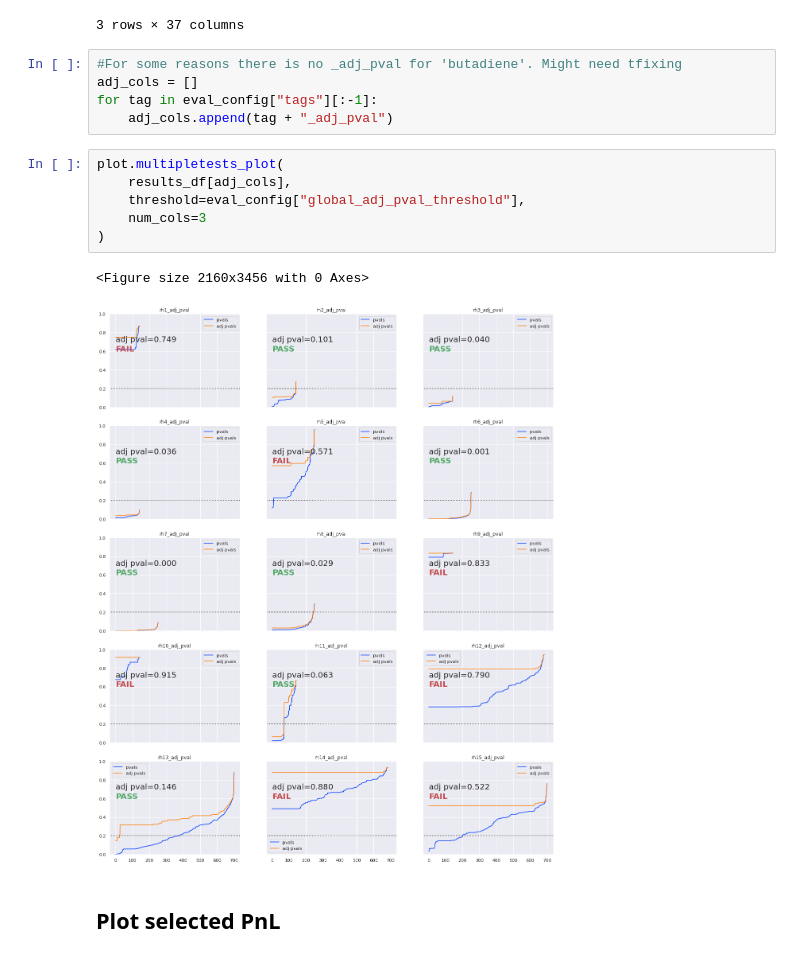
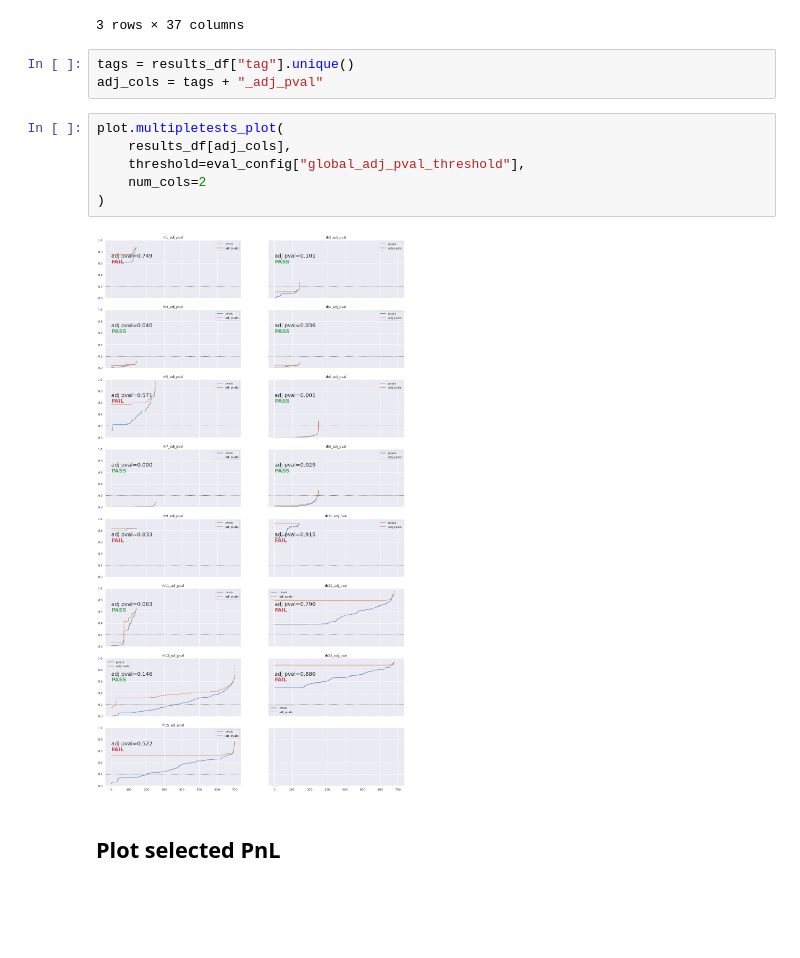
Before and after one commit to ajmal017/amp, a Jupyter notebook: PartTask2751_Master_pipeline_runs_aggregate_results.ipynb, the cells around one changed output. Saved outputs shown, nothing was run; the diff lists cells and outputs as text; blank space fills up the shorter version.

Commit message:
PartTask2751: Further changes in plotting.py and showcase

```diff
--- a/PartTask2751_Master_pipeline_runs_aggregate_results.ipynb
+++ b/PartTask2751_Master_pipeline_runs_aggregate_results.ipynb
@@ -222,20 +201,17 @@ results_df.head(3)
 | 1 | 0.256548 | 0.050944 | 0.709755 | 0.478273 | 0.001960 | 0.055093 | 1.451462 | ... |
 | 2 | 0.241849 | 0.050853 | 0.669089 | 0.503828 | 0.001649 | 0.049165 | 2.553386 | ... |
 3 rows × 37 columns
-# %%
-#For some reasons there is no _adj_pval for 'butadiene'. Might need tfixing
-adj_cols = []
-for tag in eval_config["tags"][:-1]:
-    adj_cols.append(tag + "_adj_pval")
+# %%
+tags = results_df["tag"].unique()
+adj_cols = tags + "_adj_pval"
 # %%
 plot.multipletests_plot(
     results_df[adj_cols],
     threshold=eval_config["global_adj_pval_threshold"],
-    num_cols=3
+    num_cols=2
 )
 # %% [output]
-<Figure size 2160x3456 with 0 Axes>
-[figure, old version]
+[figure, new version]
 # %% [markdown]
 ## Plot selected PnL
 # %%
```
Also changed, not shown: parts of 5 cells of this notebook, 2 other files.
